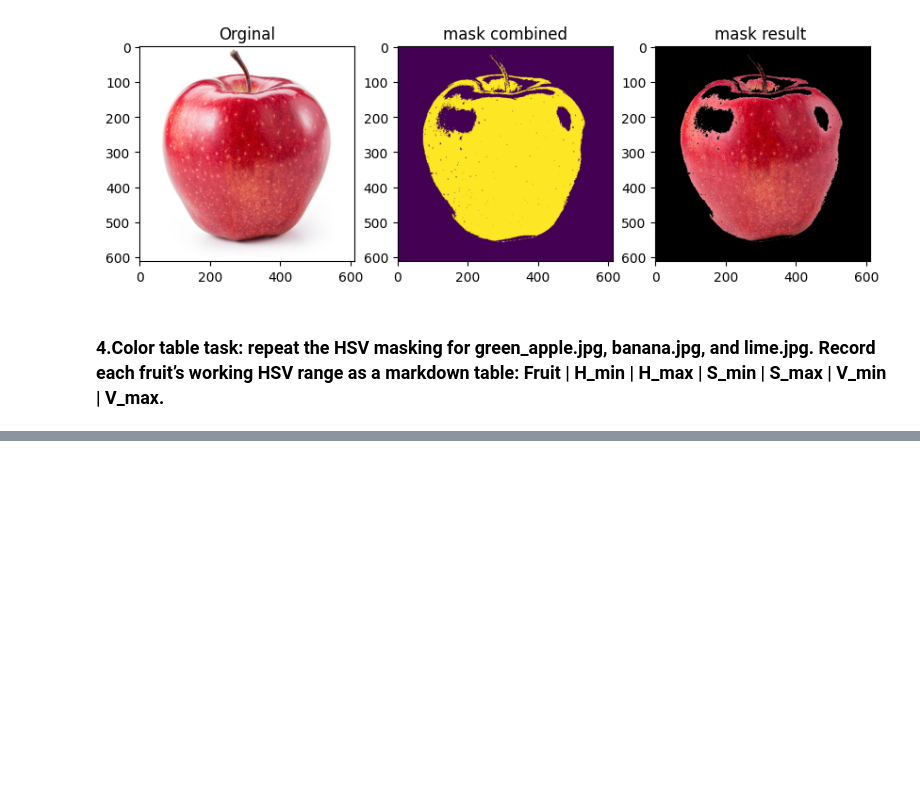
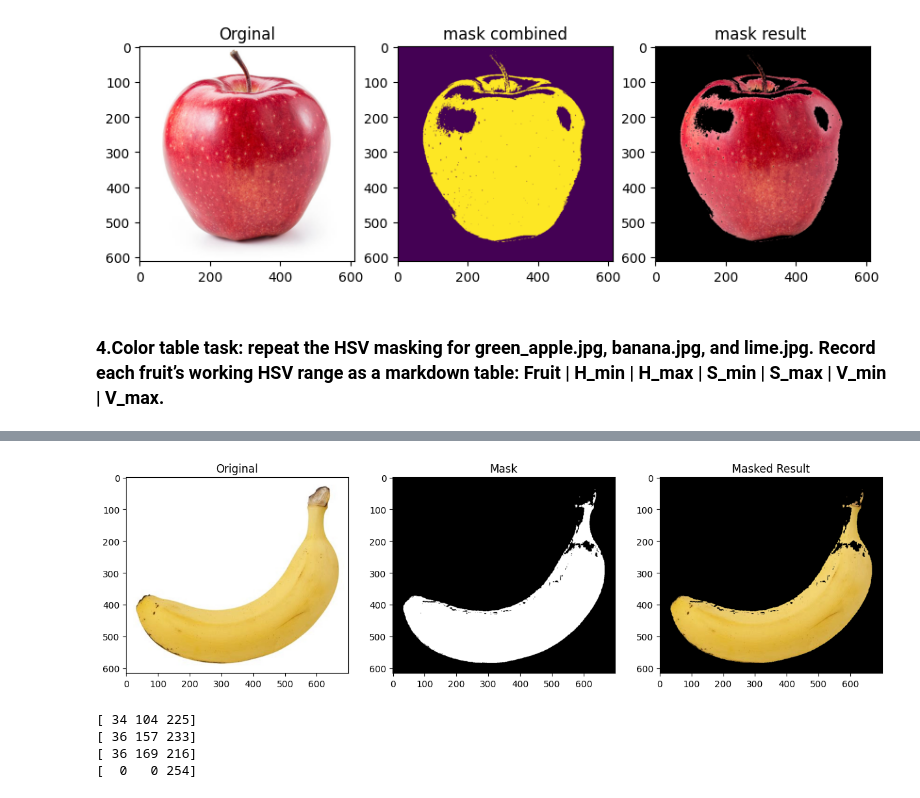
Before and after one commit to un1u3/ml-labs, a Jupyter notebook: fusemachines-2026/phase3/assignment2/Image Processing.ipynb, the cells around one changed output, grey strips where cells are left out. Drawn from its saved outputs; the diff is of its cells as text; code cells hidden in the pictures; blank space fills up the shorter version.

```diff
--- a/fusemachines-2026/phase3/assignment2/Image Processing.ipynb
+++ b/fusemachines-2026/phase3/assignment2/Image Processing.ipynb
@@ -100,0 +131,33 @@ Text(0.5, 1.0, 'mask result ')
+# %%
+img_banana = cv.imread('Images/banana.png')
+img_banana_hsv = cv.cvtColor(img_banana, cv.COLOR_BGR2HSV)
+img_banana_rgb = cv.cvtColor(img_banana, cv.COLOR_BGR2RGB)
+
+lower_banana = np.array([14, 130, 90])
+upper_banana = np.array([31, 255, 255])
+
+mask_banana = cv.inRange(img_banana_hsv, lower_banana, upper_banana)
+result_banana = cv.bitwise_and(img_banana_rgb, img_banana_rgb, mask=mask_banana)
+
+fig, axes = plt.subplots(1, 3, figsize=(15, 5))
+axes[0].imshow(img_banana_rgb); axes[0].set_title('Original')
+axes[1].imshow(mask_banana, cmap='gray'); axes[1].set_title('Mask')
+axes[2].imshow(result_banana); axes[2].set_title('Masked Result')
+plt.show()
+# %% [output]
+[figure, added]
+# %%
+img_lime = cv.imread('Images/lime.png')
+img_lime_hsv = cv.cvtColor(img_lime, cv.COLOR_BGR2HSV)
+img_lime_rgb = cv.cvtColor(img_lime, cv.COLOR_BGR2RGB)
+
+
+print(img_lime_hsv[200, 300])
+print(img_lime_hsv[150, 250])
+print(img_lime_hsv[220, 350])
+print(img_lime_hsv[110, 300])
+# %% [output]
+[ 34 104 225]
+[ 36 157 233]
+[ 36 169 216]
+[  0   0 254]
```
Also changed, not shown: parts of 14 cells of this notebook, 2 other files.
